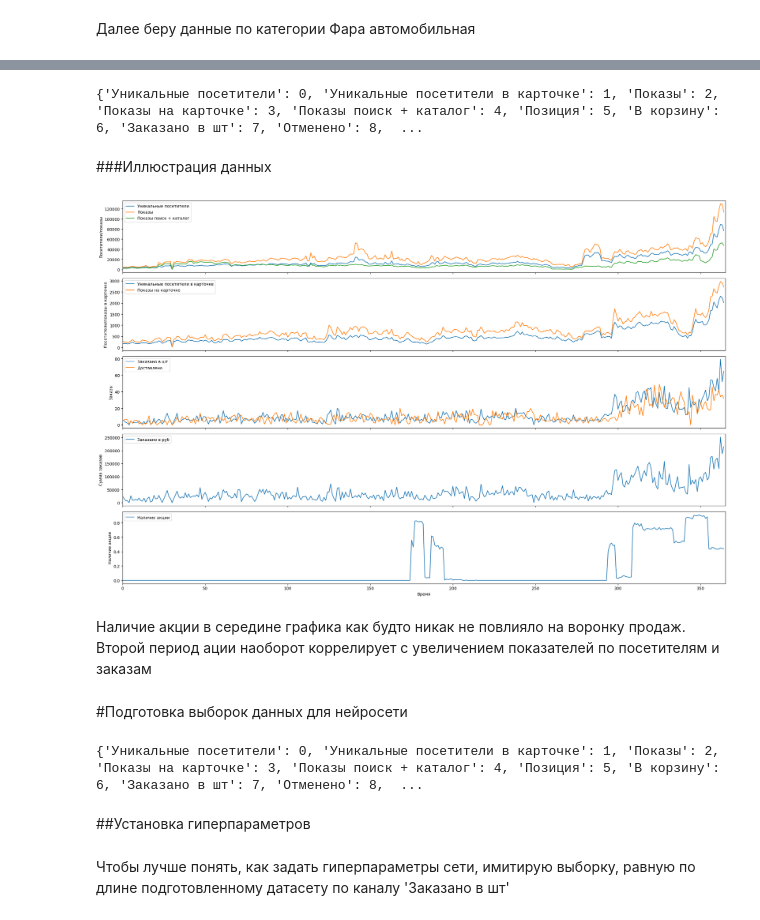
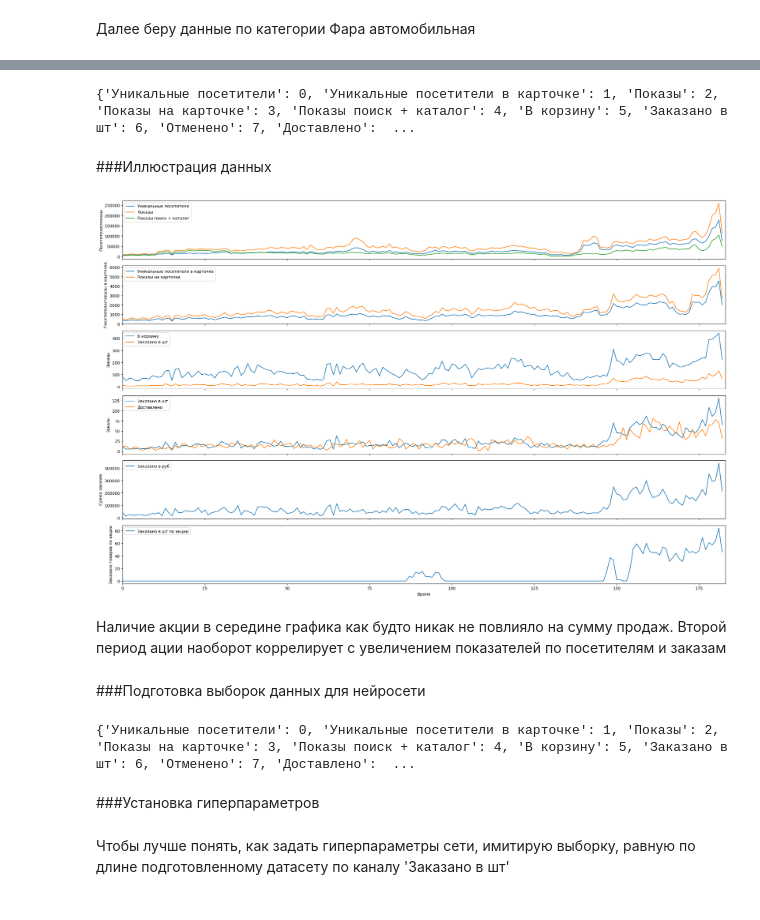
Before and after one commit to Untick/Marketplaces, a Jupyter notebook: Domoscanova Irina/AI_стажировка_Ingate_1_1_2.ipynb, the cells around one changed output, grey strips where cells are left out. Saved outputs shown, nothing was run; the diff lists cells and outputs as text; code cells hidden in the pictures.

```diff
--- a/Domoscanova Irina/AI_стажировка_Ingate_1_1_2.ipynb
+++ b/Domoscanova Irina/AI_стажировка_Ingate_1_1_2.ipynb
@@ -1418,5 +1703,6 @@ fara.isna().sum()
 dtype: int64
 # %%
 # Заменяю nan на 0
-fara.fillna(0, inplace=True).head(10)
+fara.fillna(0, inplace=True)
+fara.head()
 # %% [output]
@@ -1440,30 +1753,36 @@ CHANNEL_NAMES = ['Уникальные посетители',
                  'Показы',
                  'Показы на карточке',
                  'Показы поиск + каталог',
-                 'Позиция',
                  'В корзину',
                  'Заказано в шт',
                  'Отменено',
                  'Доставлено',
                  'Возвращено',
                  'Заказано в руб',
-                 'Отправления с премиум',
-                 'Наличие акции',
                  'Заказано в шт по акции',
                  'Заказано в руб по акции',
-                 'Контент-рейтинг',
+                 'Показы Трафареты',
+                 'Клики Трафареты',
+                 'Расход Трафареты',
+                 'Заказы Трафареты',
+                 'Выручка Трафареты',
+                 'Заказы ПВП',
+                 'Цена продажи ПВП',
+                 'Выручка ПВП',
+                 'Ставка ПВП',
+                 'Расход ПВП',
                  'Средний чек']
 
 # Получение словаря с именами и индексами каналов данных
 CHANNEL_INDEX = {name: chan for chan, name in enumerate(CHANNEL_NAMES)}
 print(CHANNEL_INDEX)
 # %% [output]
-{'Уникальные посетители': 0, 'Уникальные посетители в карточке': 1, 'Показы': 2, 'Показы на карточке': 3, 'Показы поиск + каталог': 4, 'Позиция': 5, 'В корзину': 6, 'Заказано в шт': 7, 'Отменено': 8,  ...
+{'Уникальные посетители': 0, 'Уникальные посетители в карточке': 1, 'Показы': 2, 'Показы на карточке': 3, 'Показы поиск + каталог': 4, 'В корзину': 5, 'Заказано в шт': 6, 'Отменено': 7, 'Доставлено':  ...
 # %% [markdown]
 ###Иллюстрация данных
 # %%
-# Задание полотна для графиков - два подграфика один под другим с общей осью x
-fig, (ax1, ax2, ax3, ax4, ax5) = plt.subplots(5, 1, figsize=(22, 14), sharex=True)
+# Задание полотна для графиков - шесть подграфиков один под другим с общей осью x
+fig, (ax1, ax2, ax3, ax4, ax5, ax6) = plt.subplots(6, 1, figsize=(22, 14), sharex=True)
 
 # Данные по посетителям и показам total
 for chn in [0, 2, 4]:
@@ -1478,52 +1797,60 @@ for chn in [1, 3]:
     # Отрисовка канала данных
     ax2.plot(np_fara[0:, chn],
              label=CHANNEL_NAMES[chn])
 ax2.set_ylabel('Посетители/показы в карточке')
 ax2.legend()
 
-# Данные по заказам/доставке
-for chn in [7, 9]:
+# Данные по корзине/заказам
+for chn in [5, 6]:
     # Отрисовка канала данных
     ax3.plot(np_fara[0:, chn],
              label=CHANNEL_NAMES[chn])
 ax3.set_ylabel('Заказы')
 ax3.legend()
 
-# Данные по сумме заказов
-for chn in [11]:
+# Данные по заказам/доставке
+for chn in [6, 8]:
     # Отрисовка канала данных
     ax4.plot(np_fara[0:, chn],
              label=CHANNEL_NAMES[chn])
-ax4.set_ylabel('Сумма заказов')
+ax4.set_ylabel('Заказы')
 ax4.legend()
 
-# Данные по наличию акции на товар
-for chn in [13]:
+# Данные по сумме заказов
+for chn in [10]:
     # Отрисовка канала данных
     ax5.plot(np_fara[0:, chn],
              label=CHANNEL_NAMES[chn])
-ax5.set_ylabel('Наличие акции')
+ax5.set_ylabel('Сумма заказов')
 ax5.legend()
+
+# Данные по заказанным товарам по акции
+for chn in [11]:
+    # Отрисовка канала данных
+    ax6.plot(np_fara[0:, chn],
+             label=CHANNEL_NAMES[chn])
+ax6.set_ylabel('Заказано товаров по акции')
+ax6.legend()
 
 plt.xlabel('Время')
 # Регулировка пределов оси x
 plt.xlim(0, len(np_fara))
 # Указание расположить подграфики плотнее друг к другу
 plt.tight_layout()
 # Фиксация графика
 plt.show()
 # %% [output]
-[figure, old version]
+[figure, new version]
 # %% [markdown]
-Наличие акции в середине графика как будто никак не повлияло на воронку продаж. Второй период ации наоборот коррелирует с увеличением показателей по посетителям и заказам
+Наличие акции в середине графика как будто никак не повлияло на сумму продаж. Второй период ации наоборот коррелирует с увеличением показателей по посетителям и заказам
 # %% [markdown]
-#Подготовка выборок данных для нейросети
+###Подготовка выборок данных для нейросети
 # %%
 print(CHANNEL_INDEX)
 # %% [output]
-{'Уникальные посетители': 0, 'Уникальные посетители в карточке': 1, 'Показы': 2, 'Показы на карточке': 3, 'Показы поиск + каталог': 4, 'Позиция': 5, 'В корзину': 6, 'Заказано в шт': 7, 'Отменено': 8,  ...
+{'Уникальные посетители': 0, 'Уникальные посетители в карточке': 1, 'Показы': 2, 'Показы на карточке': 3, 'Показы поиск + каталог': 4, 'В корзину': 5, 'Заказано в шт': 6, 'Отменено': 7, 'Доставлено':  ...
 # %% [markdown]
-##Установка гиперпараметров
+###Установка гиперпараметров
 # %% [markdown]
 Чтобы лучше понять, как задать гиперпараметры сети, имитирую выборку, равную по длине подготовленному датасету по каналу 'Заказано в шт'
 # %%
```
Also changed, not shown: parts of 104 cells of this notebook.
